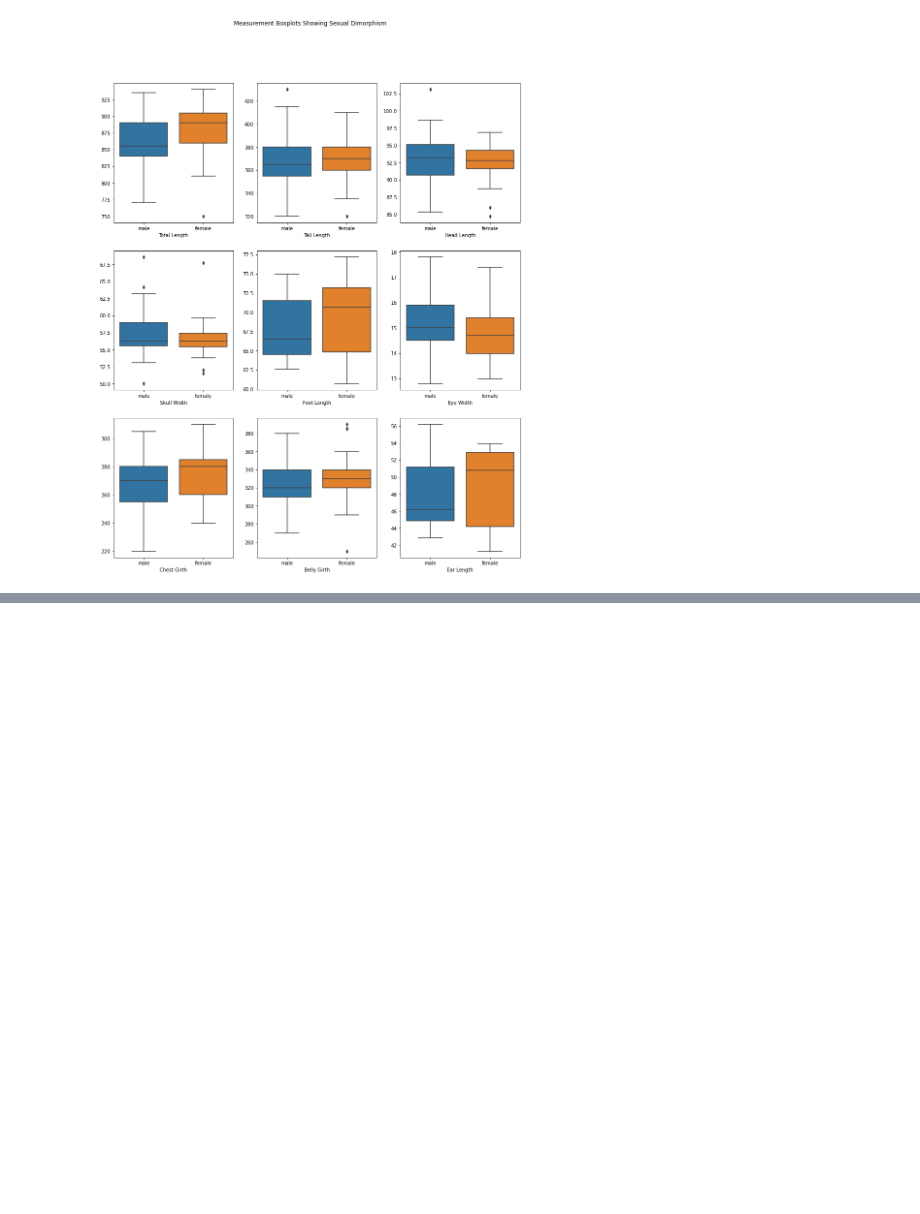
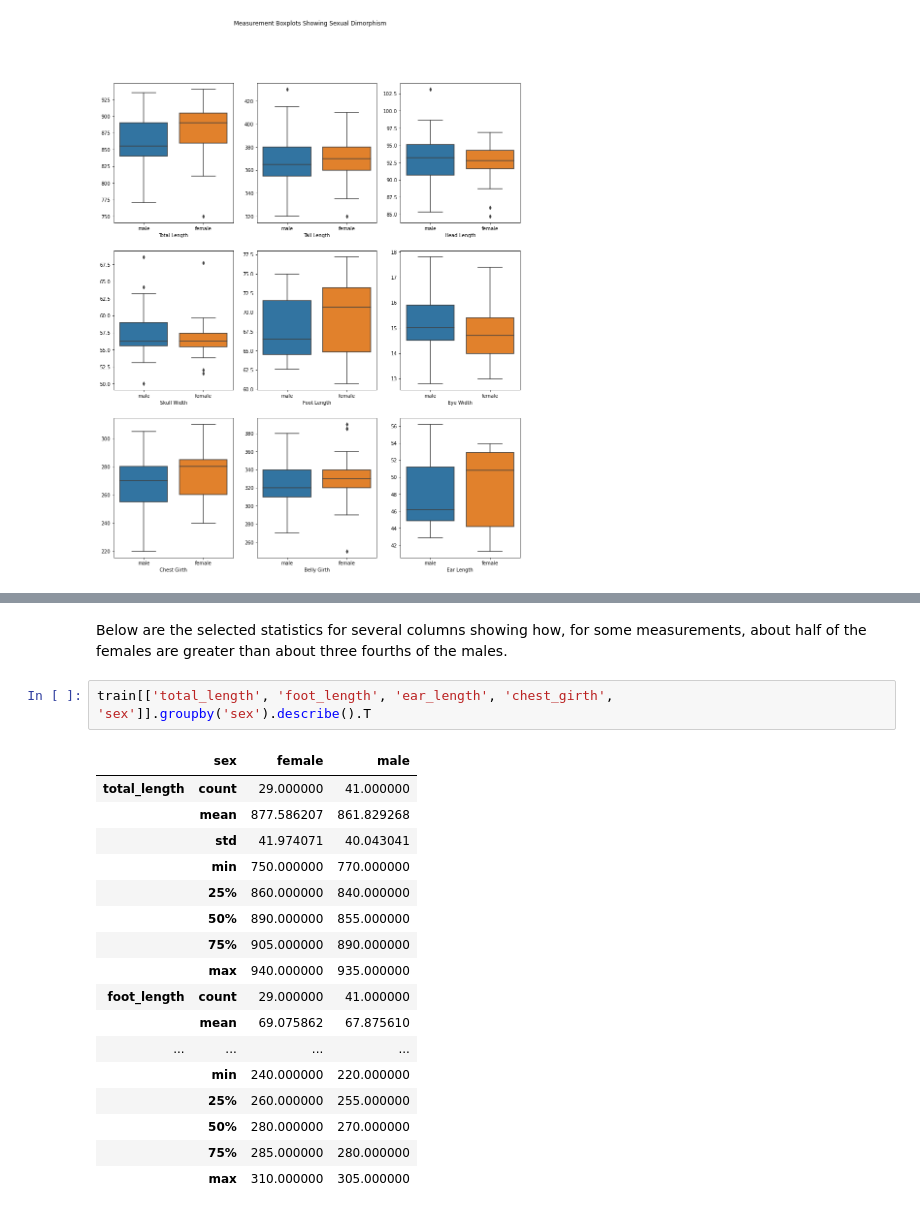
Before and after one commit to stephenfitzsimon/possum-regression, a Jupyter notebook: possum_models.ipynb, the cells around one changed output, grey strips where cells are left out. Drawn from its saved outputs; the diff is of its cells as text; blank space fills up the shorter version.

```diff
--- a/possum_models.ipynb
+++ b/possum_models.ipynb
@@ -262,0 +281,22 @@ train
+# %% [markdown]
+Below are the selected statistics for several columns showing how, for some measurements, about half of the females are greater than about three fourths of the males.
+# %%
+train[['total_length', 'foot_length', 'ear_length', 'chest_girth', 'sex']].groupby('sex').describe().T
+# %% [output]
+|  | sex | female | male |
+| total_length | count | 29.000000 | 41.000000 |
+|  | mean | 877.586207 | 861.829268 |
+|  | std | 41.974071 | 40.043041 |
+|  | min | 750.000000 | 770.000000 |
+|  | 25% | 860.000000 | 840.000000 |
+|  | 50% | 890.000000 | 855.000000 |
+|  | 75% | 905.000000 | 890.000000 |
+|  | max | 940.000000 | 935.000000 |
+| foot_length | count | 29.000000 | 41.000000 |
+|  | mean | 69.075862 | 67.875610 |
+| ... | ... | ... | ... |
+|  | min | 240.000000 | 220.000000 |
+|  | 25% | 260.000000 | 255.000000 |
+|  | 50% | 280.000000 | 270.000000 |
+|  | 75% | 285.000000 | 280.000000 |
+|  | max | 310.000000 | 305.000000 |
```
Also changed, not shown: parts of 6 cells of this notebook, 2 other files.
